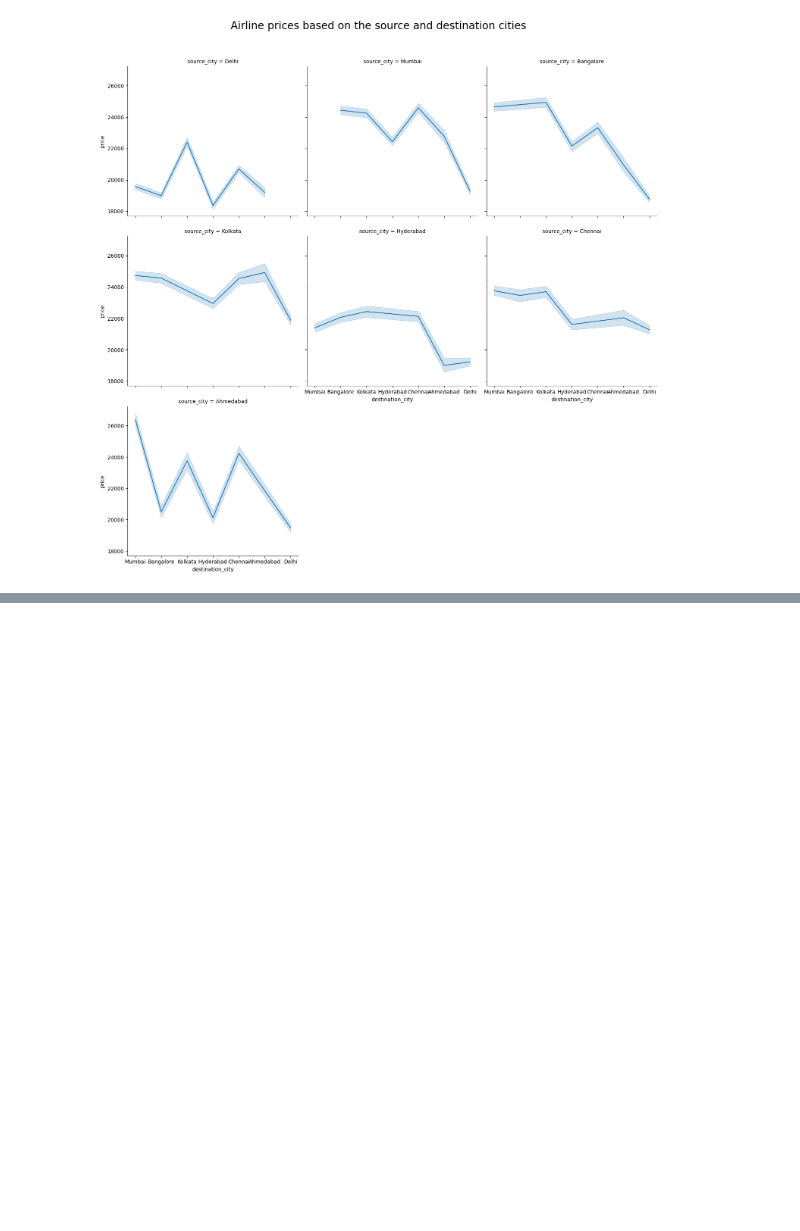
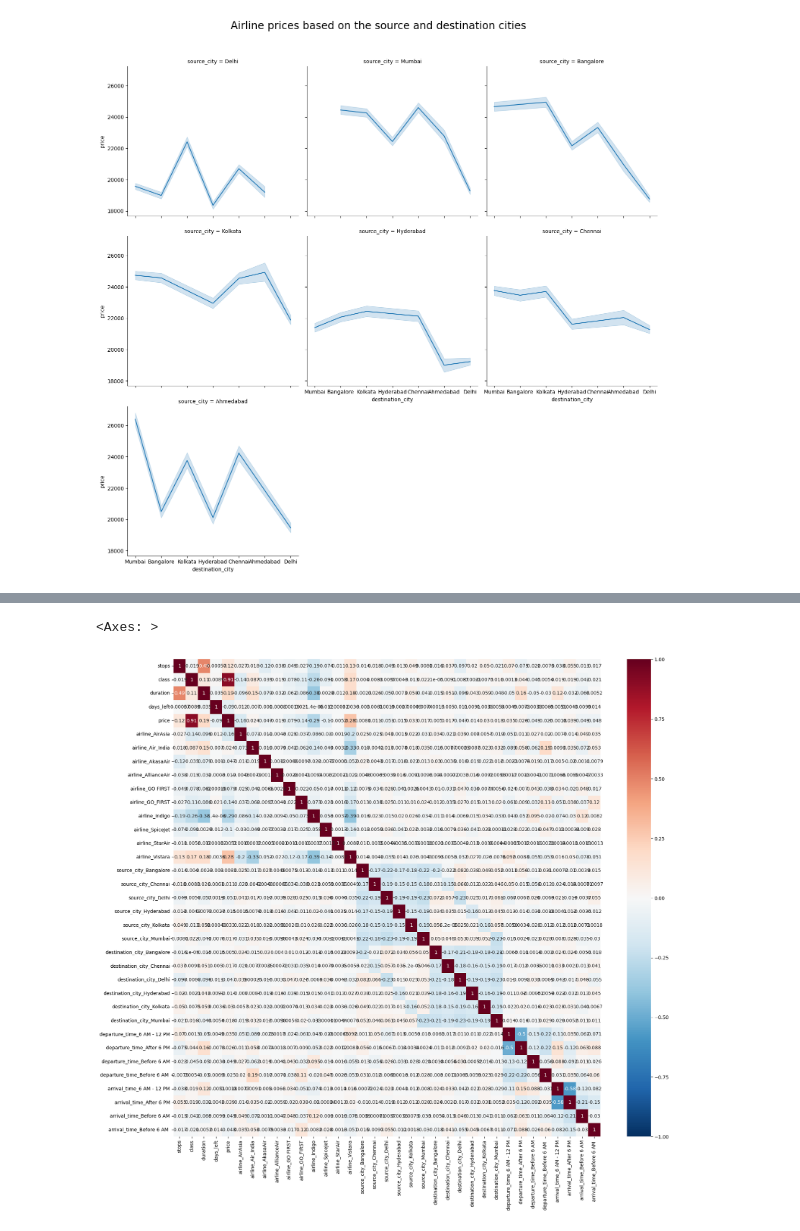
Before and after one commit to Hrishikesh-tonge/Flight-Price-Analysis-and-Prediction, a Jupyter notebook: FPP.ipynb, the cells around one changed output, grey strips where cells are left out. Cells and saved outputs as stored; diff of their text form; code cells hidden in the pictures; blank space fills up the shorter version.

```diff
--- a/FPP.ipynb
+++ b/FPP.ipynb
@@ -439,19 +446,19 @@ ax.fig.suptitle('Airline prices based on the source and destination cities',font
 Text(0.5, 0.98, 'Airline prices based on the source and destination cities')
 [figure]
 # %%
-def preprocessing(merged):
+def preprocessing(df):
     #Encode the ordinal variables "stops" and "class".
-    merged["stops"] = merged["stops"].replace({'zero':0,'one':1,'two_or_more':2}).astype(int)
-    merged["class"] = merged["class"].replace({'Economy':0,'Business':1}).astype(int)
+    df["stops"] = df["stops"].replace({'zero':0,'one':1,'two_or_more':2}).astype(int)
+    df["class"] = df["class"].replace({'Economy':0,'Business':1}).astype(int)
 
     #Create the dummy variables for the cities, the times and the airlines.
     dummies_variables = ["airline","source_city","destination_city","departure_time","arrival_time"]
-    dummies = pd.get_dummies(merged[dummies_variables], drop_first= True)
-    merged = pd.concat([merged,dummies],axis=1)
+    dummies = pd.get_dummies(df[dummies_variables], drop_first= True)
+    df = pd.concat([df,dummies],axis=1)
 
     #Create the dummy variables for the cities, the times and the airlines.
-    merged = merged.drop(["flight","airline","source_city","destination_city","departure_time","arrival_time"],axis=1)
+    df = df.drop(["flight","airline","source_city","destination_city","departure_time","arrival_time"],axis=1)
 
-    return merged
+    return df
 # %%
 df_preprocessed = preprocessing(merged)
@@ -459,0 +482,8 @@ ValueError: invalid literal for int() with base 10: '2+-stop'
+# %%
+
+
+plt.figure(figsize = (20,18))
+sns.heatmap(df_preprocessed.corr(),annot = True, vmin= -1.0, vmax= 1.0, center = 0, cmap = 'RdBu_r')
+# %% [output]
+<Axes: >
+[figure, added]
```
Also changed, not shown: parts of 8 cells of this notebook.
